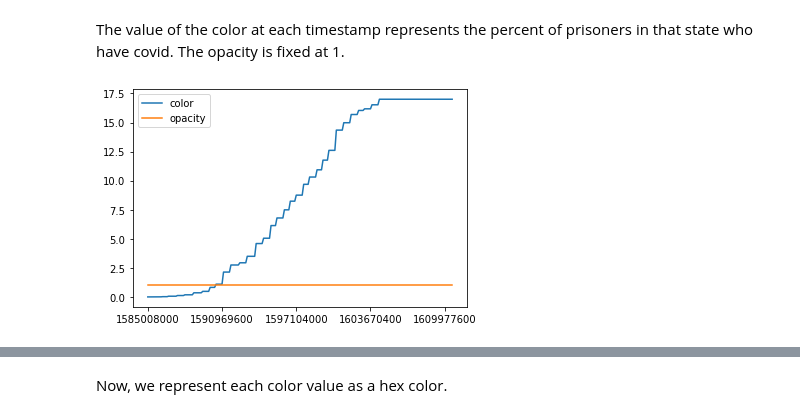
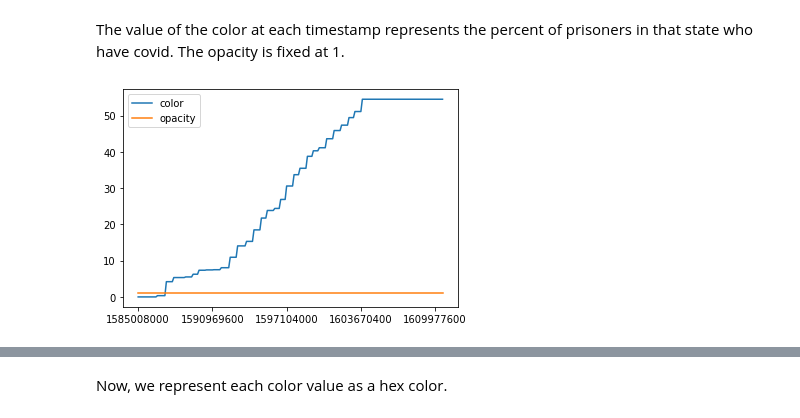
Before and after one commit to william-rice/covid-prisons, a Jupyter notebook: map_viz.ipynb, the cells around one changed output, grey strips where cells are left out. Cells and saved outputs as stored; diff of their text form; code cells hidden in the pictures.

```diff
--- a/map_viz.ipynb
+++ b/map_viz.ipynb
@@ -263,6 +264,6 @@ styledata.get(3).tail()
 The value of the color at each timestamp represents the percent of prisoners in that state who have covid.
 The opacity is fixed at 1.
 # %%
-ax = styledata.get(4).plot()
+ax = styledata.get(3).plot()
 # %% [output]
-[figure, old version]
+[figure, new version]
```
Also changed, not shown: parts of 14 cells of this notebook, 1 other file.
